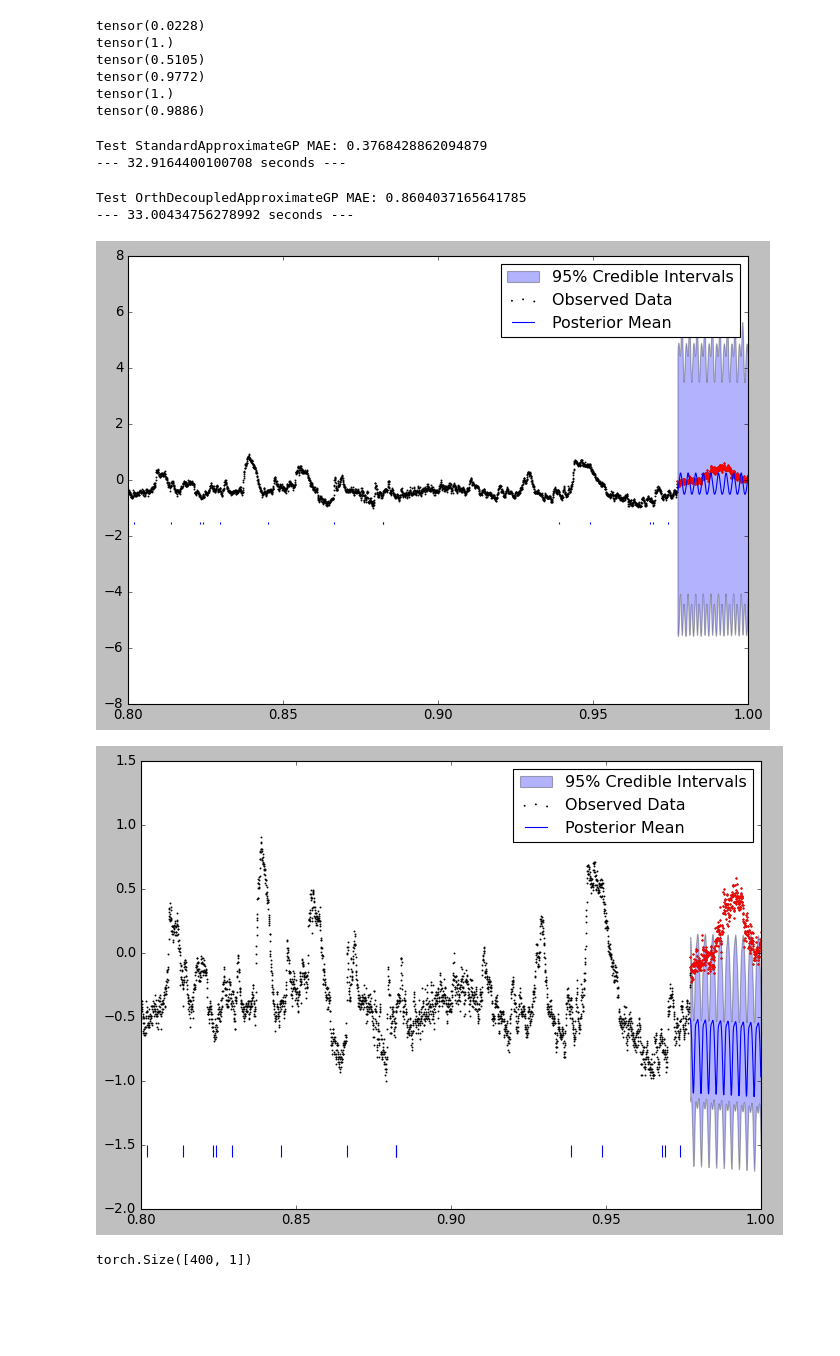
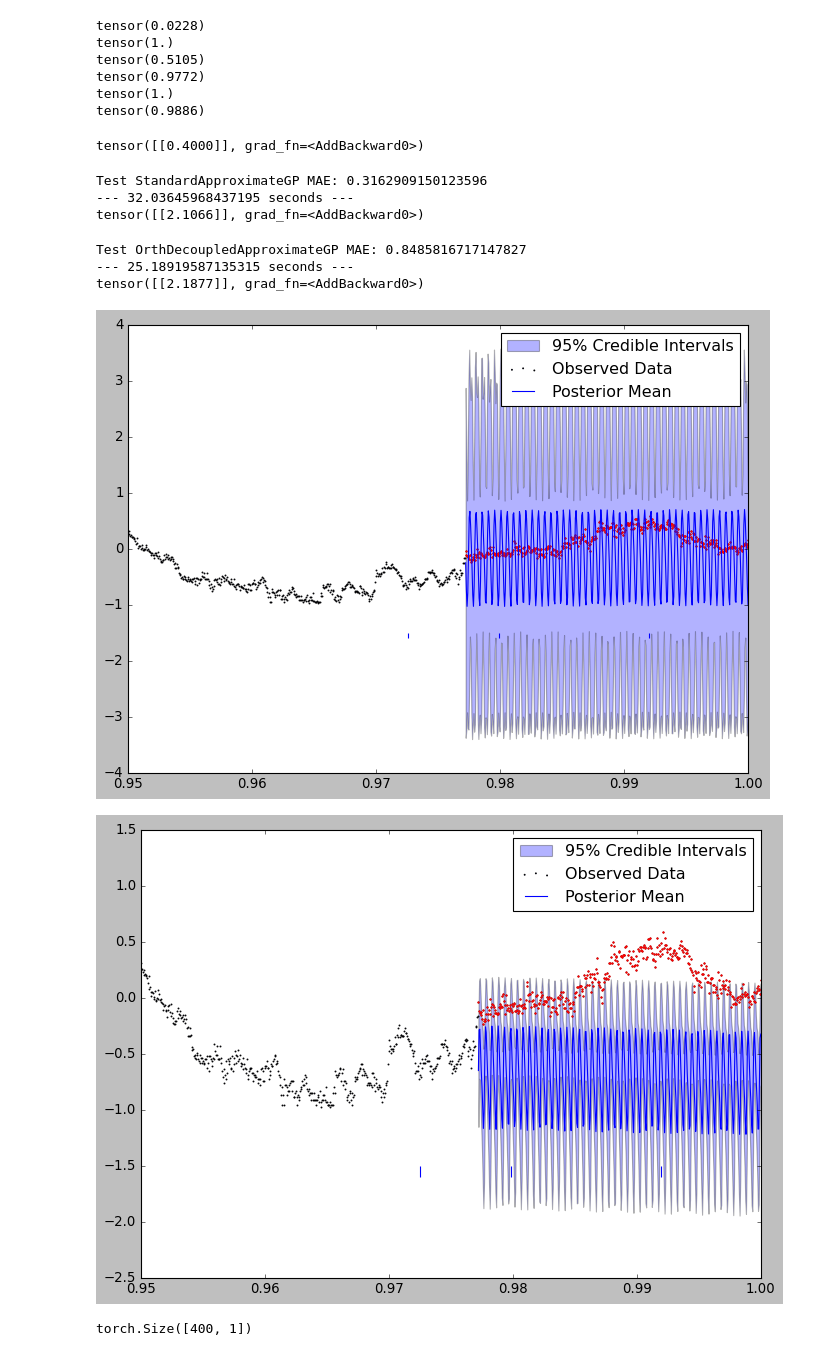
Before and after one commit to DanielCaoSilva/GaussProcesses, a Jupyter notebook: spectralGP.ipynb, the cells around one changed output. Drawn from its saved outputs; the diff is of its cells as text; code cells hidden in the pictures; blank space fills up the shorter version.

Commit message:
Testing new Kernel Structures

```diff
--- a/spectralGP.ipynb
+++ b/spectralGP.ipynb
@@ -32,11 +35,11 @@ from gpytorch.constraints import Interval
 from custom_kernel import noise_lower, noise_upper, noise_init
 # %%
 # Grab Data and create tensors
-data_grab = DataGrabber.DataGrab() # year=["2020", "2021", "2022"])
+data_grab = DataGrabber.DataGrab(data_type='air_temperature') # year=["2020", "2021", "2022"])
 wave_data = data_grab.grab_data()
-y = torch.tensor(wave_data['Wave Height'].values.astype(np.float32)).cuda()
+y = torch.tensor(wave_data['atmp'].values.astype(np.float32)).cuda()
 X = torch.tensor(wave_data['Time'].values.astype(np.float32)).cuda()
 X = X.reshape(-1,1)
-#wave_data
+wave_data
 X
 # %% [output]
@@ -248,16 +245,20 @@ k1 = copy.deepcopy(k4_spectral_base)
 
 k2 = copy.deepcopy(k4_spectral_base) *PeriodicKernel(
     period_length_constraint=Interval(
-    lower_bound=0.25,
-    upper_bound=1,
-    initial_value=0.5))
-k3 = ScaleKernel(LinearKernel())
+    lower_bound=1/4000,
+    upper_bound=5/(2*365),
+    initial_value=1/(365*2))
+)
 
-k4 = ScaleKernel(MaternKernel(nu=1.5)*PeriodicKernel(
+k3 = ScaleKernel(MaternKernel(nu=1.5)*PeriodicKernel(
     period_length_constraint=Interval(
-    lower_bound=1e-4,
-    upper_bound=0.25,
-    initial_value=0.01)))
+    lower_bound=1/4000,
+    upper_bound=10/(2*365),
+    initial_value=1/(2*365))
+))
+
+k4 = ScaleKernel(MaternKernel(nu=0.5))
+
 kernel = (
 	k1 + k3 + k4
     # not: ScaleKernel(k1+k2) since they all have spectral component
@@ -265,9 +266,14 @@ kernel = (
 
 
 likelihood = gpytorch.likelihoods.GaussianLikelihood(noise_constraint = Interval(noise_lower, noise_upper,initial_value=noise_init))
+# %%
+print(kernel.kernels[2].base_kernel.lengthscale)
+# kernel.kernels
+# %% [output]
+tensor([[0.4000]], grad_fn=<AddBackward0>)
 # %%
 num_ind_pts = 800 # Number of inducing points (128 is default for train_and_test_approximate_gp function)
-num_epochs = 10
+num_epochs = 20
 
 #m1, l1 = utils.train_and_test_approximate_gp(
 #    StandardApproximateGP, kernel, *data_compact, num_epochs=100, num_ind_pts=num_ind_pts)
@@ -285,13 +291,17 @@ num_epochs = 10
 #m1 = SpectralMixtureGPModel(train_x, train_y, likelihood)
 m1, l1 = utils.train_and_test_approximate_gp(
     StandardApproximateGP, kernel, *data_compact, num_epochs=num_epochs, num_ind_pts=num_ind_pts)
+print(kernel.kernels[2].base_kernel.lengthscale)
 m2, l2 = utils.train_and_test_approximate_gp(
     OrthDecoupledApproximateGP, kernel, *data_compact, num_epochs=num_epochs, num_ind_pts=num_ind_pts)
+print(kernel.kernels[2].base_kernel.lengthscale)
 # %% [output]
-Test StandardApproximateGP MAE: 0.3768428862094879
---- 32.9164400100708 seconds ---
+Test StandardApproximateGP MAE: 0.3162909150123596
+--- 32.03645968437195 seconds ---
+tensor([[2.1066]], grad_fn=<AddBackward0>)
-Test OrthDecoupledApproximateGP MAE: 0.8604037165641785
---- 33.00434756278992 seconds ---
+Test OrthDecoupledApproximateGP MAE: 0.8485816717147827
+--- 25.18919587135315 seconds ---
+tensor([[2.1877]], grad_fn=<AddBackward0>)
 # %%
 pairs = [[m1, l1],
         [m2, l2],]# [m3, l3],
@@ -304,36 +314,36 @@ for pair in pairs:
     model.eval()
     # Make predictions by feeding model through likelihood
     with torch.no_grad(), gpytorch.settings.fast_pred_var():
         observed_pred = likelihood(model(test_x))
     # Initialize plot
     f, ax = plt.subplots(1, 1, figsize=(10, 7))
     # Get upper and lower confidence bounds
     lower, upper = observed_pred.confidence_region()
     # Shade between the lower and upper confidence bounds
     ax.fill_between(test_x[:,0].detach().cpu().numpy(),
                     lower.detach().cpu().numpy(),
                     upper.detach().cpu().numpy(), alpha=0.3)
     # Plot training data as black stars
     ax.scatter(train_x[:,0].detach().cpu().numpy(), train_y.detach().cpu().numpy(), s=0.5)
     #ax.scatter(model.variational_strategy.inducing_points[:,0].detach().cpu().numpy(),
     #           np.zeros(500)+1, s=0.5)
     # Plot predictive means as blue line
     ax.plot(test_x[:,0].detach().cpu().numpy(), observed_pred.mean.detach().cpu().numpy(), 'blue')
     ax.scatter(
         test_x[:,0].detach().cpu().numpy(),
         test_y.detach().cpu().numpy(),
         s=1, color="red")
-    ax.set_xlim(.8,1)
+    ax.set_xlim(.95,1)
     #ax.set_xlim(0.65,0.75)
     ax.vlines(m1.variational_strategy.inducing_points.detach().cpu().numpy(), ymin = -1.6, ymax = -1.5)
 
     #ax.set_ylim([0, 1.5])
     #ax.patch.set_facecolor('green')
     #ax.patch.set_alpha(.1)
     ax.legend(["95% Credible Intervals", "Observed Data", "Posterior Mean"])
 # %% [output]
-[figure, old version]
+[figure, new version]
-[figure, old version]
+[figure, new version]
 # %%
 test_x.shape
 # %% [output]
```
Also changed, not shown: parts of 2 cells of this notebook, 2 other files.
